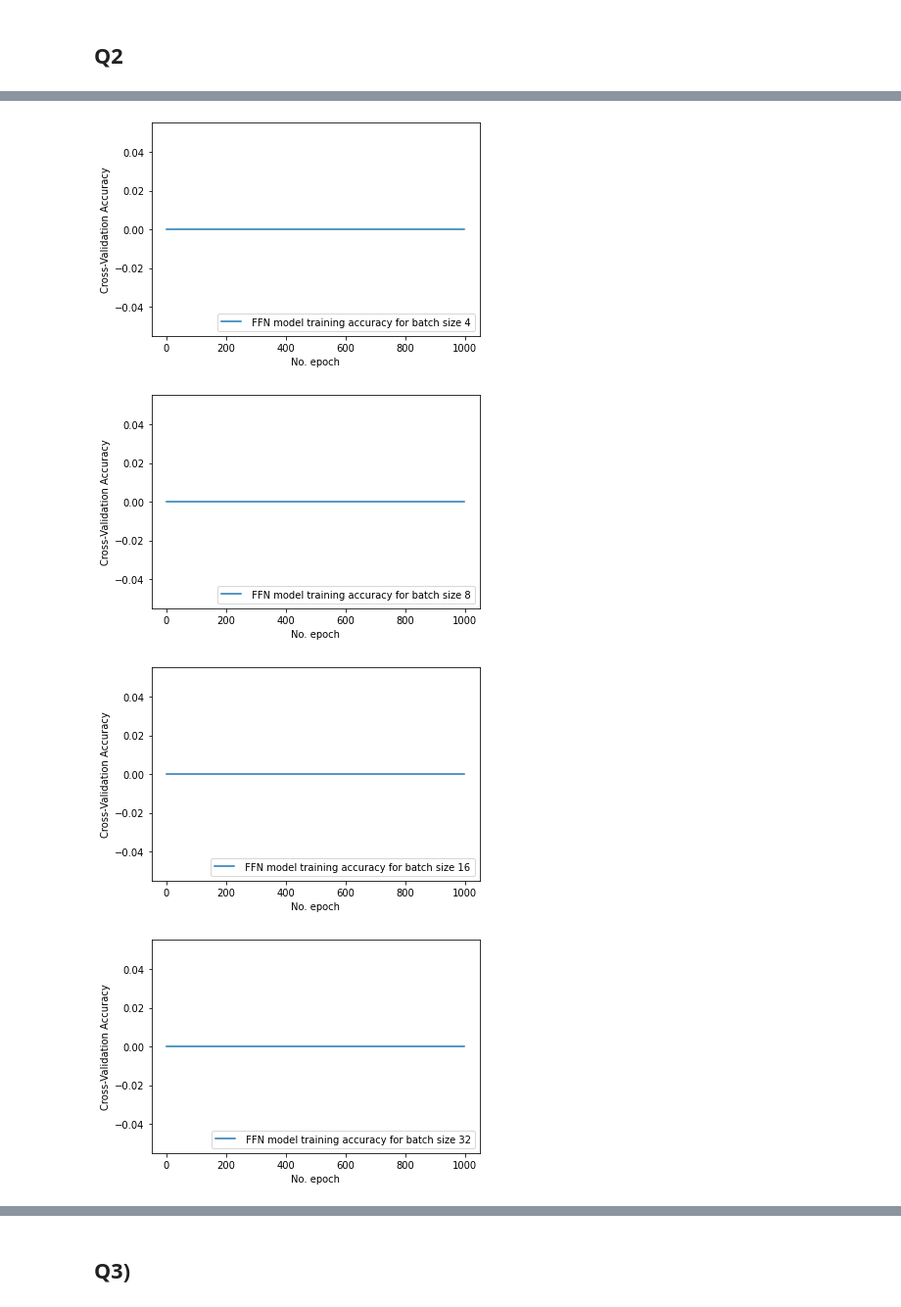
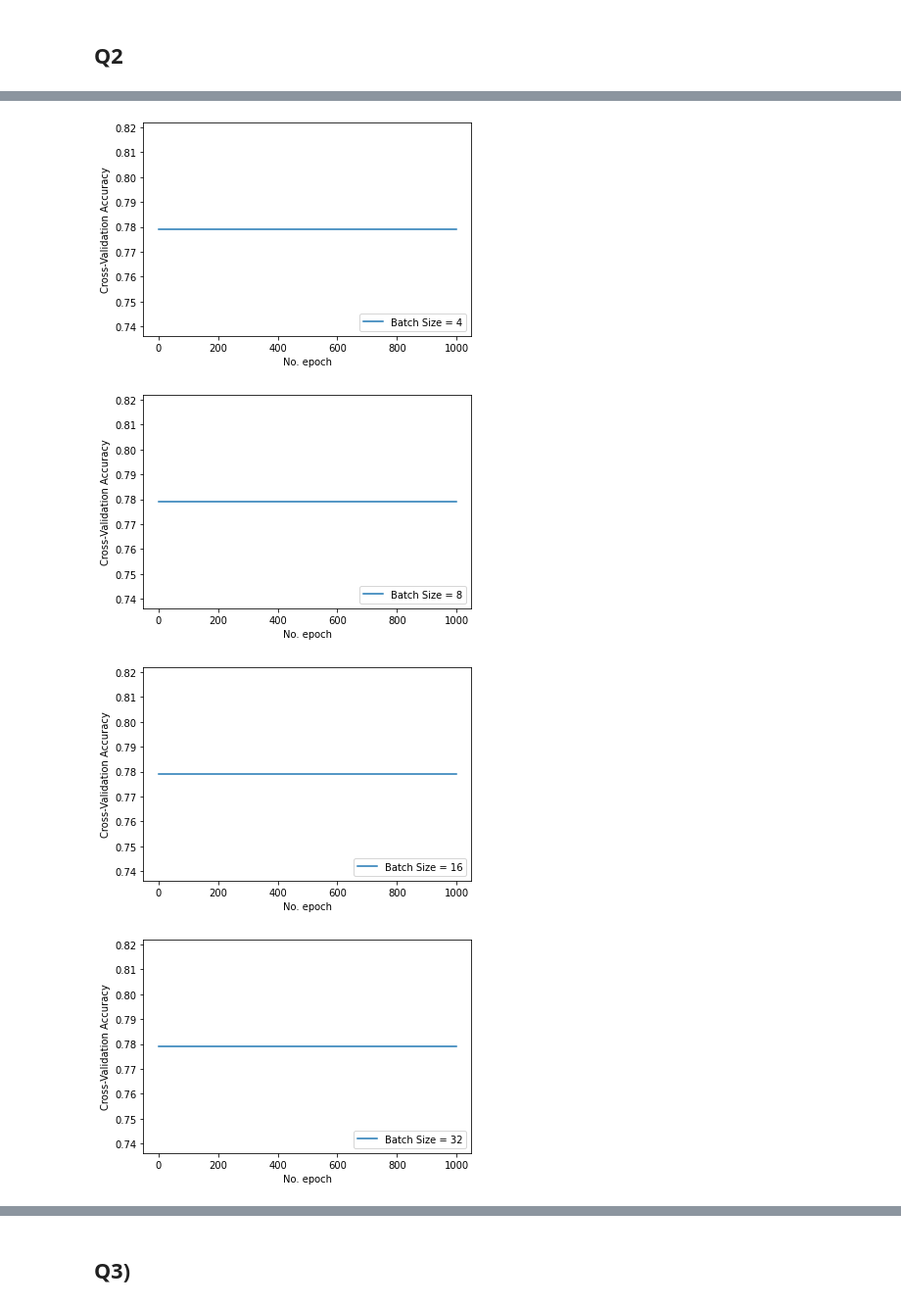
Before and after one commit to FremontTeng/CZ2005-Operarting-System, a Jupyter notebook: CZ4042/Assigment 1/assignment_1a.ipynb, the cells around one changed output, grey strips where cells are left out. Shown at 98% size. Cells and saved outputs as stored; diff of their text form; code cells hidden in the pictures.

```diff
--- a/CZ4042/Assigment 1/assignment_1a.ipynb
+++ b/CZ4042/Assigment 1/assignment_1a.ipynb
@@ -41,12 +44,12 @@ decay = 0.000001 #As defined in the assignment
 
 #read train data
 train_input = np.genfromtxt('ctg_data_cleaned.csv', delimiter= ',')
-trainX,testX,trainY,testY=train_test_split(train_input[1:, :21], train_input[1:,-1].astype(int),
+trainX, train_Y = train_input[1:, :21], train_input[1:,-1].astype(int)
+trainX = scale(trainX, np.min(trainX, axis=0), np.max(trainX, axis=0))
+trainY = train_Y-1
+trainX,testX,trainY,testY=train_test_split(trainX, trainY,
 train_size=0.7,
 test_size=0.3)
-trainX = scale(trainX, np.min(trainX, axis=0), np.max(trainX, axis=0))
-trainY = trainY-1
-
 
 #Check shape of train set
 print(trainX.shape)
@@ -68,7 +71,7 @@ ffn_model = keras.Sequential([
 ])
 
 ffn_model.compile(optimizer='sgd',
-              loss='mse',
+              loss=keras.losses.SparseCategoricalCrossentropy(from_logits=True),
               metrics=['accuracy'])
 # %%
 #Fit the FFN model
@@ -250,41 +253,41 @@ Epoch 1000/1000
 # %%
 # Plot all Learning Curves
 #Plot Batch size 4
-plt.plot(histories['ffn_4'].history['val_accuracy'], label=' FFN model training accuracy for batch size 4')
+plt.plot(histories['ffn_4'].history['val_accuracy'], label='Batch Size = 4')
 plt.ylabel('Cross-Validation Accuracy')
 plt.xlabel('No. epoch')
 plt.legend(loc="lower right")
 plt.show()
 
 #plot batch size 8
-plt.plot(histories['ffn_8'].history['val_accuracy'], label=' FFN model training accuracy for batch size 8')
+plt.plot(histories['ffn_8'].history['val_accuracy'], label='Batch Size = 8')
 plt.ylabel('Cross-Validation Accuracy')
 plt.xlabel('No. epoch')
 plt.legend(loc="lower right")
 plt.show()
 
 #plot batch size 16
-plt.plot(histories['ffn_16'].history['val_accuracy'], label=' FFN model training accuracy for batch size 16')
+plt.plot(histories['ffn_16'].history['val_accuracy'], label='Batch Size = 16')
 plt.ylabel('Cross-Validation Accuracy')
 plt.xlabel('No. epoch')
 plt.legend(loc="lower right")
 plt.show()
 
 #plot batch size 32
-plt.plot(histories['ffn_32'].history['val_accuracy'], label=' FFN model training accuracy for batch size 32')
+plt.plot(histories['ffn_32'].history['val_accuracy'], label='Batch Size = 32')
 plt.ylabel('Cross-Validation Accuracy')
 plt.xlabel('No. epoch')
 plt.legend(loc="lower right")
 plt.show()
 
 #plot batch size 64
-plt.plot(histories['ffn_64'].history['val_accuracy'], label=' FFN model training accuracy for batch size 64')
+plt.plot(histories['ffn_64'].history['val_accuracy'], label='Batch Size = 64')
 plt.ylabel('Cross-Validation Accuracy')
 plt.xlabel('No. epoch')
 plt.legend(loc="lower right")
 plt.show()
 # %% [output]
-[figure, old version]
+[figure, new version]
-[figure, old version]
+[figure, new version]
-[figure, old version]
+[figure, new version]
-[figure, old version]
+[figure, new version]
```
Also changed, not shown: parts of 40 cells of this notebook, 1 other file.
